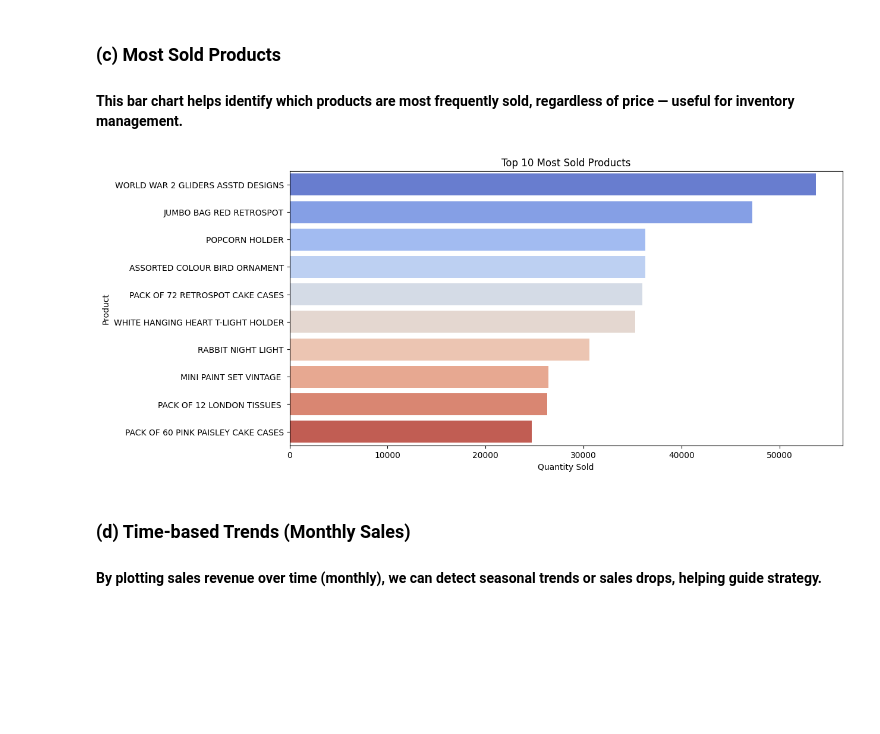
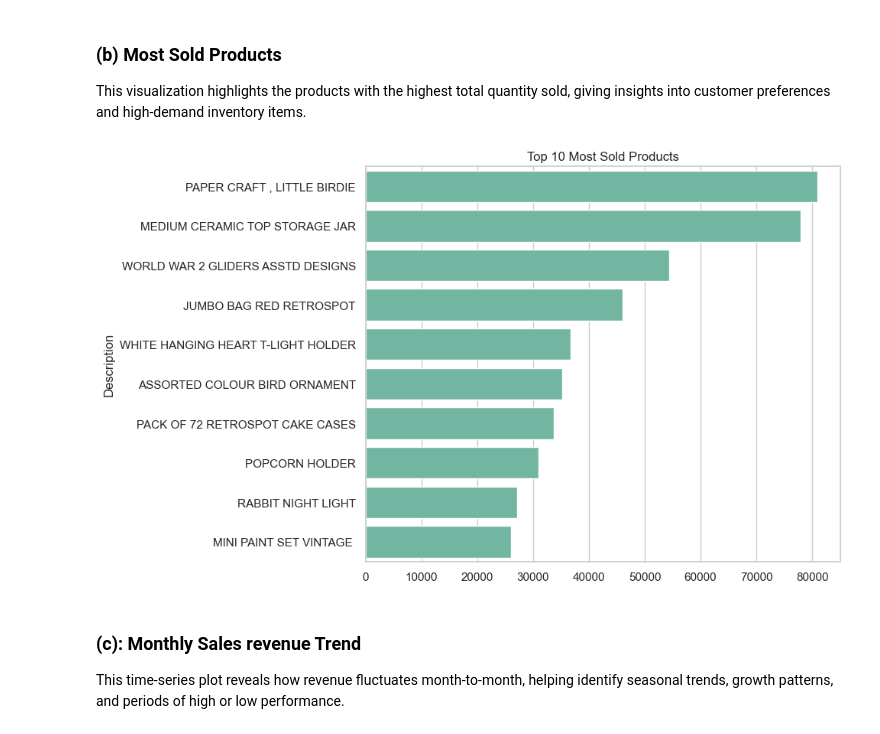
Before and after one commit to Ghanshyam-kr/OnlineRetail_EDA_Task, a Jupyter notebook: OnlineRetail_EDA.ipynb, the cells around one changed output. Cells and saved outputs as stored; diff of their text form; code cells hidden in the pictures; blank space fills up the shorter version.

```diff
--- a/OnlineRetail_EDA.ipynb
+++ b/OnlineRetail_EDA.ipynb
@@ -67,7 +70,0 @@ dtype: int64
-# %%
-# Number of duplicate rows
-print("Number of duplicates:", df.duplicated().sum())
-
-# Drop duplicates if any
-df = df.drop_duplicates()
-print("Shape after dropping duplicates:", df.shape)
@@ -79,0 +74,4 @@ Shape after dropping duplicates: (536641, 8)
+# %%
+# Check and remove duplicate rows
+print("Duplicates:", df.duplicated().sum())
+df.drop_duplicates(inplace=True)
@@ -79,0 +83,7 @@ Shape after dropping duplicates: (536641, 8)
+# %%
+# Step 3: Clean Data
+df.dropna(inplace=True)
+df = df[(df['Quantity'] > 0) & (df['UnitPrice'] > 0)]
+df['Revenue'] = df['Quantity'] * df['UnitPrice']
+df['InvoiceDate'] = pd.to_datetime(df['InvoiceDate'])
+df['Month'] = df['InvoiceDate'].dt.to_period('M')
@@ -136,0 +152,10 @@ product_quantity = df.groupby('Description')['Quantity'].sum().sort_values(ascen
+# %%
+# Revenue Distribution
+sns.set(style='whitegrid', palette='Set2')
+
+plt.figure(figsize=(12,6))
+sns.histplot(df['Revenue'], bins=100, kde=True, color='skyblue')
+plt.title('Revenue Distribution')
+plt.xlim(0, 1000)
+plt.tight_layout()
+plt.show()
@@ -171,23 +206,19 @@ plt.show()
-# %% [markdown]
-### (c) Most Sold Products
-#### This bar chart helps identify which products are most frequently sold, regardless of price — useful for inventory management.
+# %% [markdown]
+### (b) Most Sold Products
+This visualization highlights the products with the highest total quantity sold, giving insights into customer preferences and high-demand inventory items.
 # %%
-# Prepare data
-top_products = product_quantity.head(10).reset_index()
-top_products.columns = ['Product', 'Quantity']
-
-# Plot with hue
-plt.figure(figsize=(12,6))
-sns.barplot(data=top_products, x='Quantity', y='Product', hue='Product', palette='coolwarm', legend=False)
-plt.title("Top 10 Most Sold Products")
-plt.xlabel("Quantity Sold")
-plt.ylabel("Product")
+# Most Sold Products
+top_products = df.groupby('Description')['Quantity'].sum().sort_values(ascending=False).head(10)
+plt.figure(figsize=(10,6))
+sns.barplot(x=top_products.values, y=top_products.index)
+plt.title('Top 10 Most Sold Products')
+plt.tight_layout()
 plt.show()
 # %% [output]
-[figure, old version]
+[figure, new version]
-# %% [markdown]
-### (d) Time-based Trends (Monthly Sales)
-#### By plotting sales revenue over time (monthly), we can detect seasonal trends or sales drops, helping guide strategy.
+# %% [markdown]
+### (c): Monthly Sales revenue Trend
+This time-series plot reveals how revenue fluctuates month-to-month, helping identify seasonal trends, growth patterns, and periods of high or low performance.
 # %%
 # Ensure 'InvoiceDate' is in datetime format
 df['InvoiceDate'] = pd.to_datetime(df['InvoiceDate'])
```
Also changed, not shown: parts of 44 cells of this notebook.
